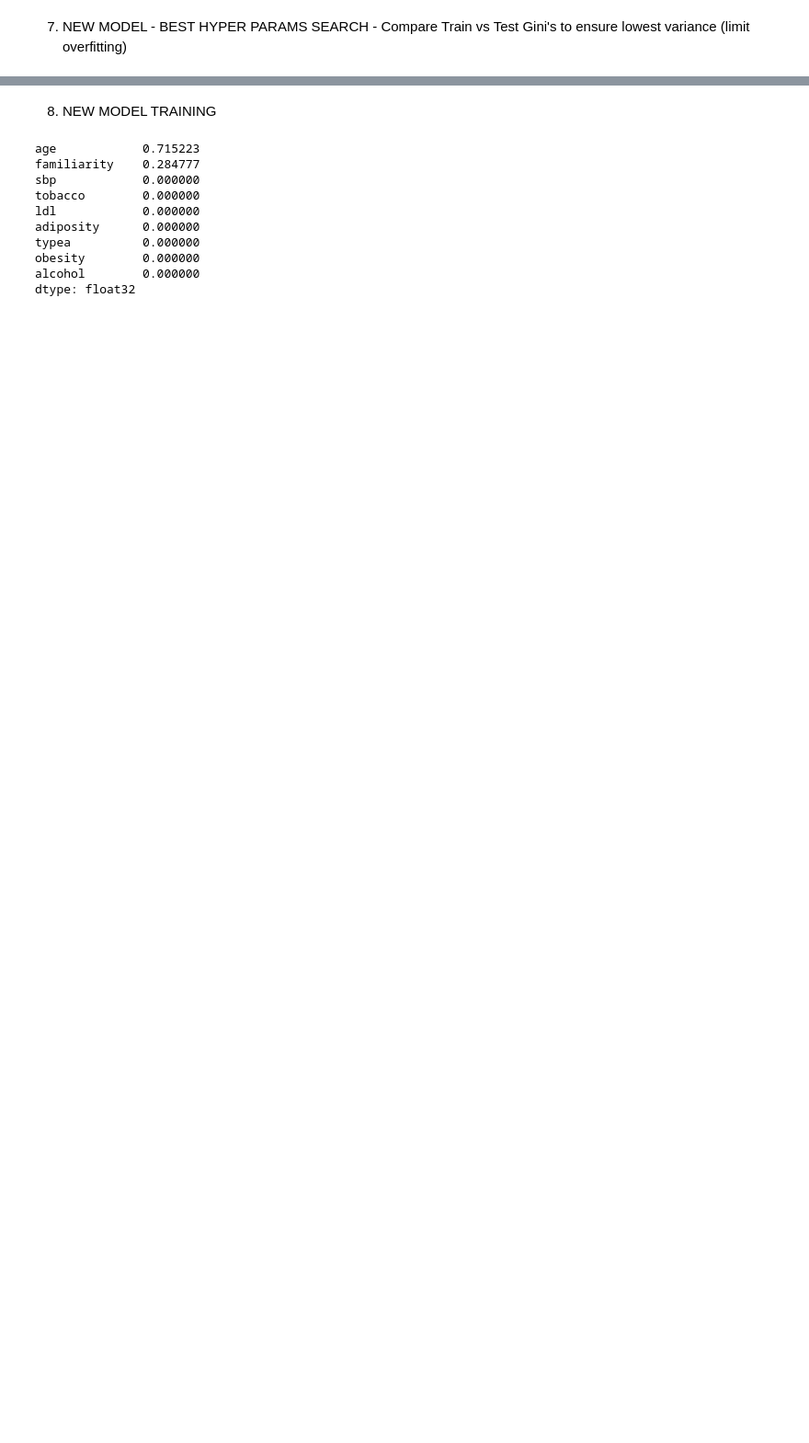
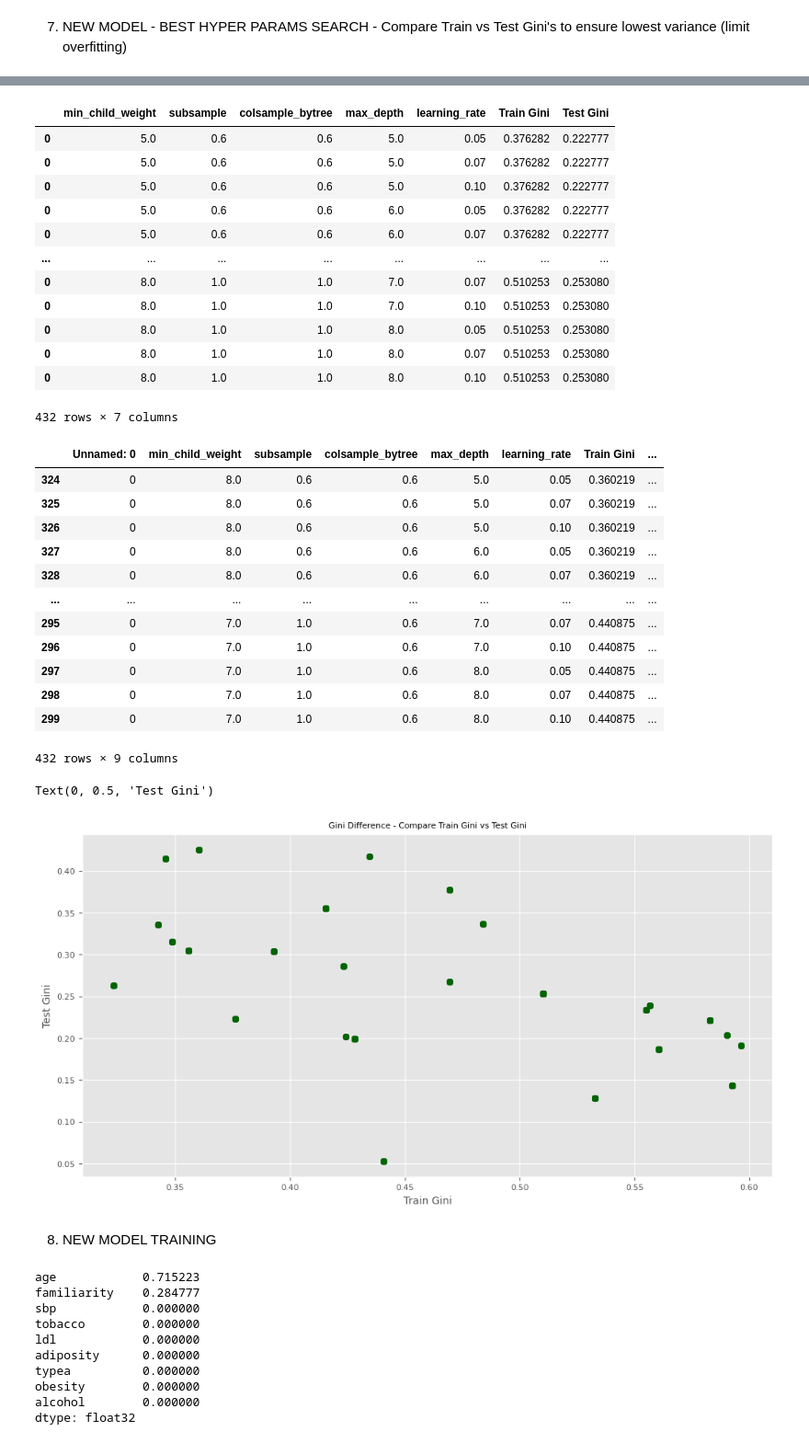
Before and after one commit to GPUK79/data-science-portfolio, a Jupyter notebook: 05_XGBoostClassifier.ipynb, the cells around one changed output, grey strips where cells are left out. Shown: that part at 92% size. Cells and saved outputs as stored; diff of their text form; code cells hidden in the pictures; blank space fills up the shorter version.

```diff
--- a/05_XGBoostClassifier.ipynb
+++ b/05_XGBoostClassifier.ipynb
@@ -453,18 +456,18 @@ Gini for Test Sample is 35.531
 # %% [markdown]
 7. NEW MODEL - BEST HYPER PARAMS SEARCH - Compare Train vs Test Gini's to ensure lowest variance (limit overfitting)
 # %%
-if False:
+if True:
     d = pd.DataFrame(index = [0],columns=['min_child_weight','subsample',"colsample_bytree","max_depth","learning_rate","Train Gini", "Test Gini"])
     d.to_csv('XGBoosttHyperParams.csv')
 
-    min_child_weight = [1, 2,3,4,5,6,7,8,9,10]
+    min_child_weight = [5,6,7,8]
     subsample = [0.6, 0.8, 1.0]
     colsample_bytree = [0.6, 0.8, 1.0]
-    max_depth = [3, 4, 5,6,7,8,9,10]
-    learning_rate = [0.01,0.03,0.05,0.07, 0.1,0.2]
+    max_depth = [5,6,7,8]
+    learning_rate = [0.05,0.07, 0.1]
 
     print("Number of Iterations")
-    print(len(min_child_weight) * len(gamma) * len(subsample) * len(colsample_bytree) * len(max_depth) * len(learning_rate))
+    print(len(min_child_weight) * len(subsample) * len(colsample_bytree) * len(max_depth) * len(learning_rate))
 
 
     for i in range(len(min_child_weight)):
@@ -556,3 +560,31 @@ FileNotFoundError: [Errno 2] No such file or directory: 'XGBoosttHyperParams.csv
+|  | min_child_weight | subsample | colsample_bytree | max_depth | learning_rate | Train Gini | Test Gini |
+| 0 | 5.0 | 0.6 | 0.6 | 5.0 | 0.05 | 0.376282 | 0.222777 |
+| 0 | 5.0 | 0.6 | 0.6 | 5.0 | 0.07 | 0.376282 | 0.222777 |
+| 0 | 5.0 | 0.6 | 0.6 | 5.0 | 0.10 | 0.376282 | 0.222777 |
+| 0 | 5.0 | 0.6 | 0.6 | 6.0 | 0.05 | 0.376282 | 0.222777 |
+| 0 | 5.0 | 0.6 | 0.6 | 6.0 | 0.07 | 0.376282 | 0.222777 |
+| ... | ... | ... | ... | ... | ... | ... | ... |
+| 0 | 8.0 | 1.0 | 1.0 | 7.0 | 0.07 | 0.510253 | 0.253080 |
+| 0 | 8.0 | 1.0 | 1.0 | 7.0 | 0.10 | 0.510253 | 0.253080 |
+| 0 | 8.0 | 1.0 | 1.0 | 8.0 | 0.05 | 0.510253 | 0.253080 |
+| 0 | 8.0 | 1.0 | 1.0 | 8.0 | 0.07 | 0.510253 | 0.253080 |
+| 0 | 8.0 | 1.0 | 1.0 | 8.0 | 0.10 | 0.510253 | 0.253080 |
+432 rows × 7 columns
+|  | Unnamed: 0 | min_child_weight | subsample | colsample_bytree | max_depth | learning_rate | Train Gini | ... |
+| 324 | 0 | 8.0 | 0.6 | 0.6 | 5.0 | 0.05 | 0.360219 | ... |
+| 325 | 0 | 8.0 | 0.6 | 0.6 | 5.0 | 0.07 | 0.360219 | ... |
+| 326 | 0 | 8.0 | 0.6 | 0.6 | 5.0 | 0.10 | 0.360219 | ... |
+| 327 | 0 | 8.0 | 0.6 | 0.6 | 6.0 | 0.05 | 0.360219 | ... |
+| 328 | 0 | 8.0 | 0.6 | 0.6 | 6.0 | 0.07 | 0.360219 | ... |
+| ... | ... | ... | ... | ... | ... | ... | ... | ... |
+| 295 | 0 | 7.0 | 1.0 | 0.6 | 7.0 | 0.07 | 0.440875 | ... |
+| 296 | 0 | 7.0 | 1.0 | 0.6 | 7.0 | 0.10 | 0.440875 | ... |
+| 297 | 0 | 7.0 | 1.0 | 0.6 | 8.0 | 0.05 | 0.440875 | ... |
+| 298 | 0 | 7.0 | 1.0 | 0.6 | 8.0 | 0.07 | 0.440875 | ... |
+| 299 | 0 | 7.0 | 1.0 | 0.6 | 8.0 | 0.10 | 0.440875 | ... |
+432 rows × 9 columns
+Text(0, 0.5, 'Test Gini')
+[figure, added]
 # %% [markdown]
 8. NEW MODEL TRAINING
 # %%
```
Also changed, not shown: parts of 8 cells of this notebook, 8 other files.
